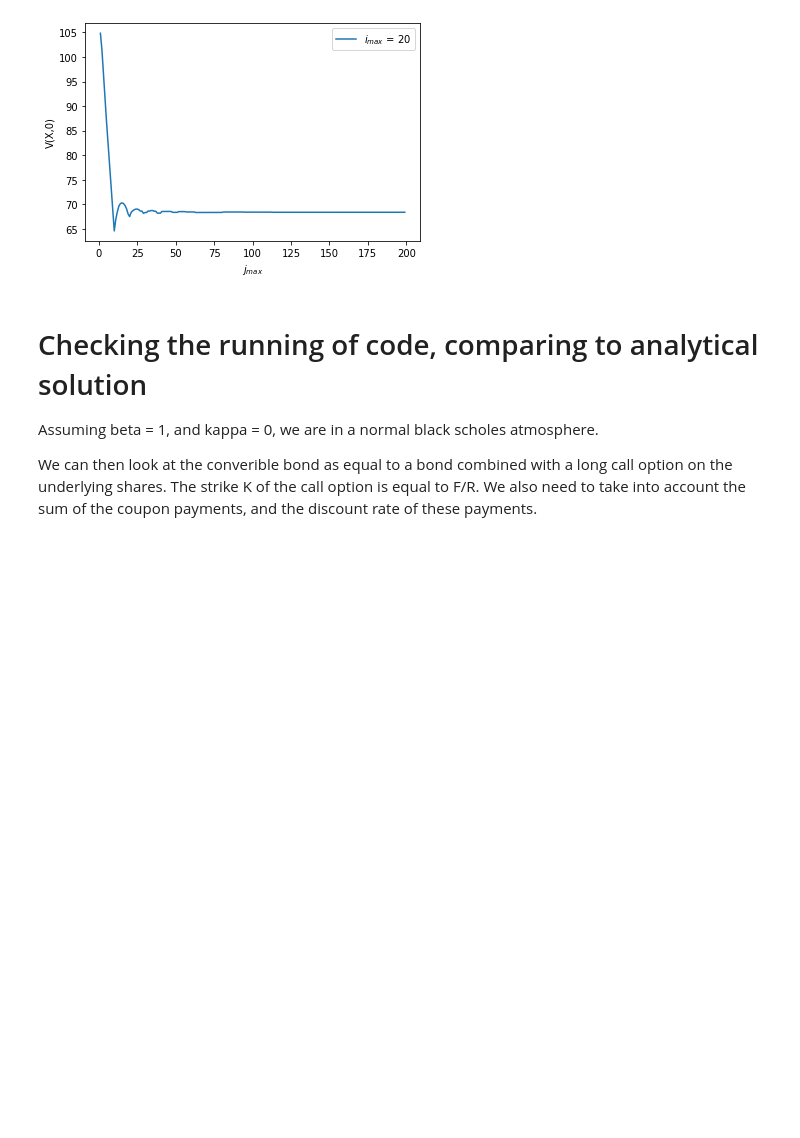
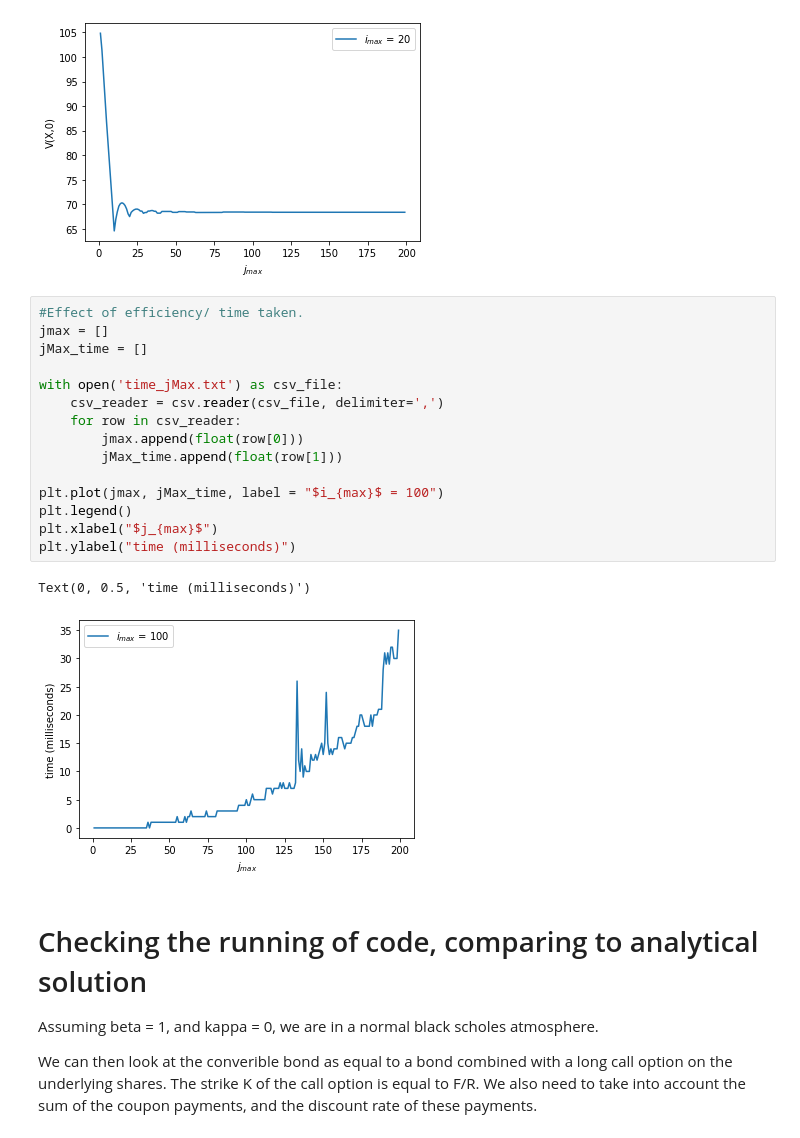
Before and after one commit to krishanj20/CrankNicolson, a Jupyter notebook: CrankNicolson/European Style Convertible Bond.ipynb, the cells around one changed output. Drawn from its saved outputs; the diff is of its cells as text; blank space fills up the shorter version.

```diff
--- a/CrankNicolson/European Style Convertible Bond.ipynb
+++ b/CrankNicolson/European Style Convertible Bond.ipynb
@@ -153,6 +197,24 @@ plt.ylabel("V(X,0)")
 # %% [output]
 Text(0, 0.5, 'V(X,0)')
 [figure]
+# %%
+#Effect of efficiency/ time taken.
+jmax = []
+jMax_time = []
+
+with open('time_jMax.txt') as csv_file:
+    csv_reader = csv.reader(csv_file, delimiter=',')
+    for row in csv_reader:
+        jmax.append(float(row[0]))
+        jMax_time.append(float(row[1]))
+
+plt.plot(jmax, jMax_time, label = "$i_{max}$ = 100")
+plt.legend()
+plt.xlabel("$j_{max}$")
+plt.ylabel("time (milliseconds)")
+# %% [output]
+Text(0, 0.5, 'time (milliseconds)')
+[figure, added]
 # %% [markdown]
 # Checking the running of code, comparing to analytical solution
 
```
Also changed, not shown: parts of 7 cells of this notebook, 18 other files.
